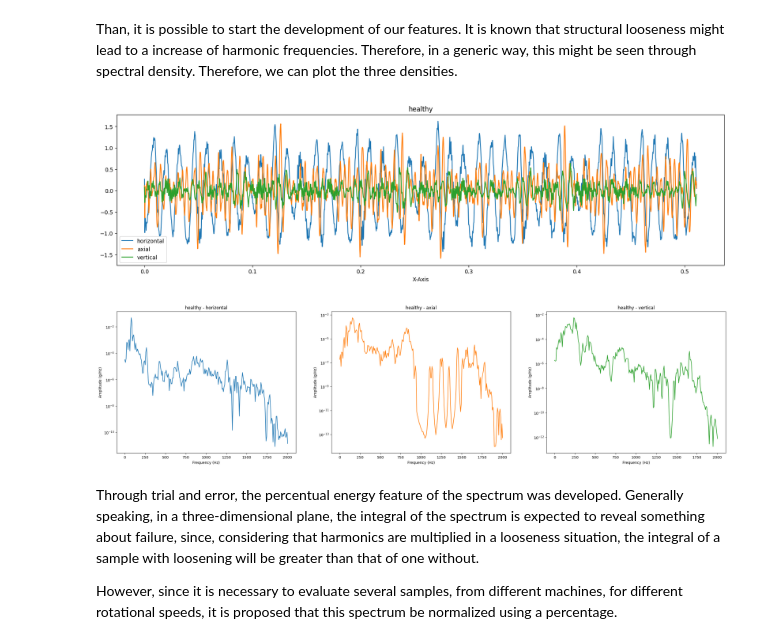
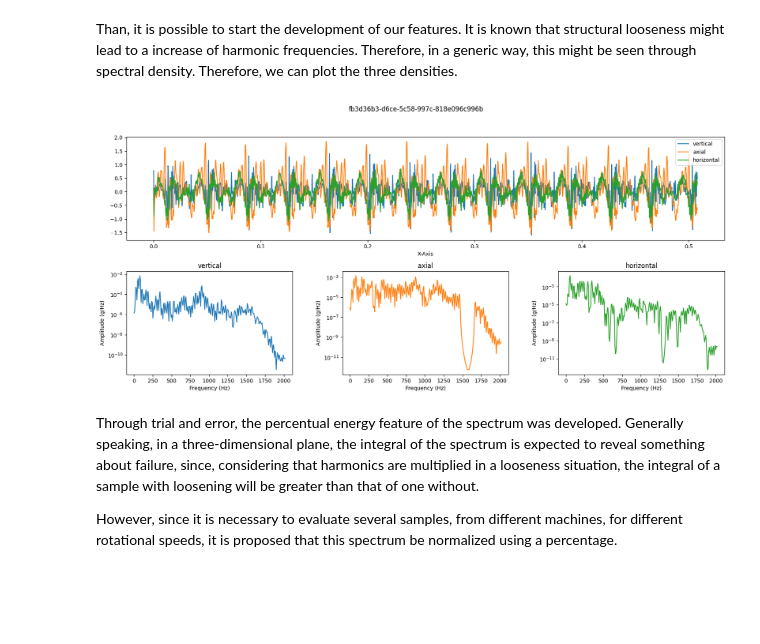
Before and after one commit to pyKuga/TRACTIAN, a Jupyter notebook: part3.ipynb, the cells around one changed output. Drawn from its saved outputs; the diff is of its cells as text; code cells hidden in the pictures; blank space fills up the shorter version.

```diff
--- a/part3.ipynb
+++ b/part3.ipynb
@@ -64,25 +66,36 @@ def GenerateWelch(data,nperseg = 1024, overlap_factor = 0.75, windowP="hann" ):
 # %% [markdown]
 Than, it is possible to start the development of our features. It is known that structural looseness might lead to a increase of harmonic frequencies. Therefore, in a generic way, this might be seen through  spectral density. Therefore, we can plot the three densities.
 # %%
-i = 0
+i = 1
 w = 512
 data = dataDict[metadata["sample_id"][i]]
-
-data.plot(figsize=(20,5))
-plt.title(metadata["condition"][i])
 
 f,Ph, Pv, Pa  = GenerateWelch(data,nperseg=w,overlap_factor=0.5)
 P_g = np.array([Ph, Pv, Pa])
 
-fig, axs = plt.subplots(1, 3, figsize=(30, 7))
-for j, ax in enumerate(axs):
+# fig, axs = plt.subplots(1, 3, figsize=(30, 7))
+# for j, ax in enumerate(axs):
+#     ax.semilogy(f, P_g[j], color='C'+str(j))
+#     ax.set_title(metadata["condition"][i] + " - " + data.columns[j])
+#     ax.set_xlabel('Frequency (Hz)')
+#     ax.set_ylabel('Amplitude (g/Hz)')
+
+fig = plt.figure(figsize=(20, 8))
+gs = GridSpec(2, 3, figure=fig, height_ratios=[1, 1], width_ratios=[1,1,1], hspace=0.3, wspace=0.3)
+
+fig.suptitle(metadata["sample_id"][i])
+
+ax = fig.add_subplot(gs[0, :])
+data.plot(ax=ax)
+
+for j in range(0,3):
+    ax = fig.add_subplot(gs[1, j])
     ax.semilogy(f, P_g[j], color='C'+str(j))
-    ax.set_title(metadata["condition"][i] + " - " + data.columns[j])
+    ax.set_title(data.columns[j])
     ax.set_xlabel('Frequency (Hz)')
     ax.set_ylabel('Amplitude (g/Hz)')
 # %% [output]
-[figure, old version]
+[figure, new version]
-[figure, removed]
 # %% [markdown]
 Through trial and error, the percentual energy feature of the spectrum was developed. Generally speaking, in a three-dimensional plane, the integral of the spectrum is expected to reveal something about failure, since, considering that harmonics are multiplied in a looseness situation, the integral of a sample with loosening will be greater than that of one without.
 
```
Also changed, not shown: parts of 15 cells of this notebook, 7 other files.
